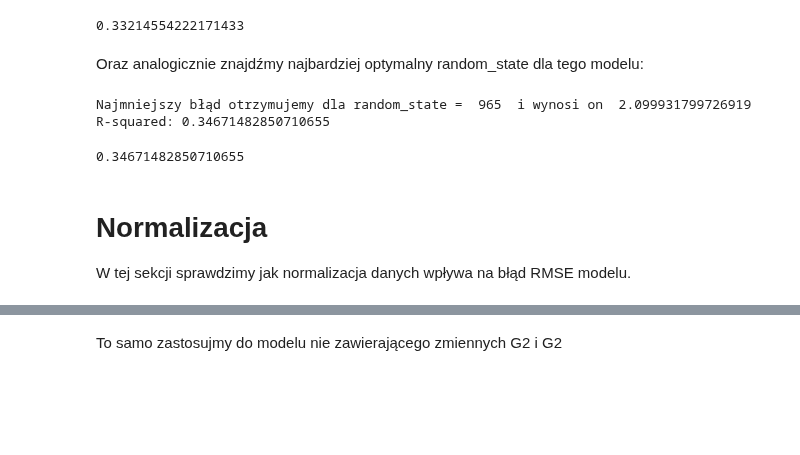
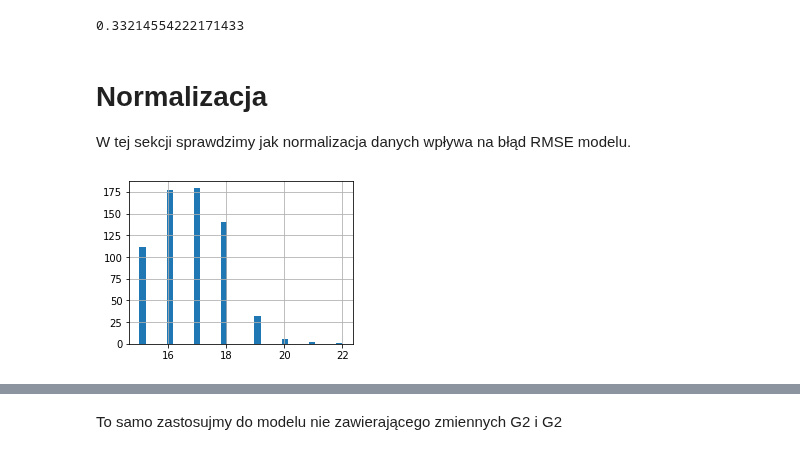
Before and after one commit to mini-pw/2021L-WUM, a Jupyter notebook: Projekty/Projekt1/AdriannaGrudzień_KingaUłasik/WUM_projekt1_inżynieria_cech.ipynb, the cells around one changed output, grey strips where cells are left out. Saved outputs shown, nothing was run; the diff lists cells and outputs as text; code cells hidden in the pictures; blank space fills up the shorter version.

```diff
--- a/Projekty/Projekt1/AdriannaGrudzień_KingaUłasik/WUM_projekt1_inżynieria_cech.ipynb
+++ b/Projekty/Projekt1/AdriannaGrudzień_KingaUłasik/WUM_projekt1_inżynieria_cech.ipynb
@@ -120,25 +120,25 @@ grades.head()
 Aby pozbyć się wszystkich zmiennych kategorycznych zostosujemy One-Hot encoding dla kolumn Mjob, Fjob, reaason i guardian.
 # %%
 #one hot encoding
-#kopia = grades.copy(deep=True)
+kopia = grades.copy(deep=True)
 
-grades_coded = pd.get_dummies(kopia.Mjob, sparse=True)
-grades_coded = grades_coded.rename(columns={'at_home' : 'Mjob_at_home', 'health': 'Mjob_health', 'other':'Mjob_other', 'services' : 'Mjob_services', 'teacher':'Mjob_teacher' })
+grades_coded = pd.get_dummies(kopia.Mjob, sparse=True, drop_first=True)
+grades_coded = grades_coded.rename(columns={'health': 'Mjob_health', 'other':'Mjob_other', 'services' : 'Mjob_services', 'teacher':'Mjob_teacher' })
 grades = pd.concat([grades, grades_coded], axis=1)
 
-grades_coded = pd.get_dummies(kopia.Fjob, sparse=True)
-grades_coded = grades_coded.rename(columns={'at_home' : 'Fjob_at_home', 'health': 'Fjob_health', 'other':'Fjob_other', 'services' : 'Fjob_services', 'teacher':'Fjob_teacher' })
+grades_coded = pd.get_dummies(kopia.Fjob, sparse=True, drop_first=True)
+grades_coded = grades_coded.rename(columns={'health': 'Fjob_health', 'other':'Fjob_other', 'services' : 'Fjob_services', 'teacher':'Fjob_teacher' })
 grades = pd.concat([grades, grades_coded], axis=1)
 
-grades_coded = pd.get_dummies(kopia.reason, sparse=True)
-grades_coded = grades_coded.rename(columns={'course' : 'reason_course', 'home': 'reason_home', 'reason':'reason_other', 'reason' : 'reason_reputation'})
+grades_coded = pd.get_dummies(kopia.reason, sparse=True, drop_first=True)
+grades_coded = grades_coded.rename(columns={'home': 'reason_home', 'reason':'reason_other', 'reason' : 'reason_reputation'})
 grades = pd.concat([grades, grades_coded], axis=1)
 
-grades_coded = pd.get_dummies(kopia.guardian, sparse=True)
-grades_coded = grades_coded.rename(columns={'father' : 'guardian_father', 'mother': 'guardian_mother', 'other':'guardian_other'})
+grades_coded = pd.get_dummies(kopia.guardian, sparse=True, drop_first=True)
+grades_coded = grades_coded.rename(columns={'mother': 'guardian_mother', 'other':'guardian_other'})
 grades = pd.concat([grades, grades_coded], axis=1)
 
-grades.drop(['Mjob','Mjob_at_home', 'Fjob', 'Fjob_at_home', 'reason', 'reason_course', 'guardian', 'guardian_father' ], axis='columns', inplace=True)
+grades.drop(['Mjob', 'Fjob', 'reason', 'guardian' ], axis='columns', inplace=True)
 
 
 grades.head()
@@ -263,18 +250,14 @@ r2(grades[['school','studytime','failures','health','absences','schoolsup','paid
 Root Mean Squared Error: 2.178158589091377
 R-squared: 0.33214554222171433
 0.33214554222171433
-# %% [markdown]
-Oraz analogicznie znajdźmy najbardziej optymalny random_state dla tego modelu:
-# %%
-rs = minimal_rmse(grades[['school','studytime','failures','health','absences','schoolsup','paid','romantic','address','Fedu']], max_random_state=1000)
-r2(grades[['school','studytime','failures','health','absences','schoolsup','paid','romantic','address','Fedu']], random_state=rs)
-# %% [output]
-Najmniejszy błąd otrzymujemy dla random_state =  965  i wynosi on  2.099931799726919
-R-squared: 0.34671482850710655
-0.34671482850710655
 # %% [markdown]
 # Normalizacja
 W tej sekcji sprawdzimy jak normalizacja danych wpływa na błąd RMSE modelu.
+# %%
+grades['age'].hist(figsize=(4, 3), bins=30)
+plt.show()
+# %% [output]
+[figure, added]
 # %%
 grades_normalised = grades.copy(deep=True)
 grades_normalised['age'] = np.log2(grades_normalised['age']) # wiek normalizujemy logarytmicznie - dzięki temu błąd jest jeszcze mniejszy
```
Also changed, not shown: parts of 6 cells of this notebook.
